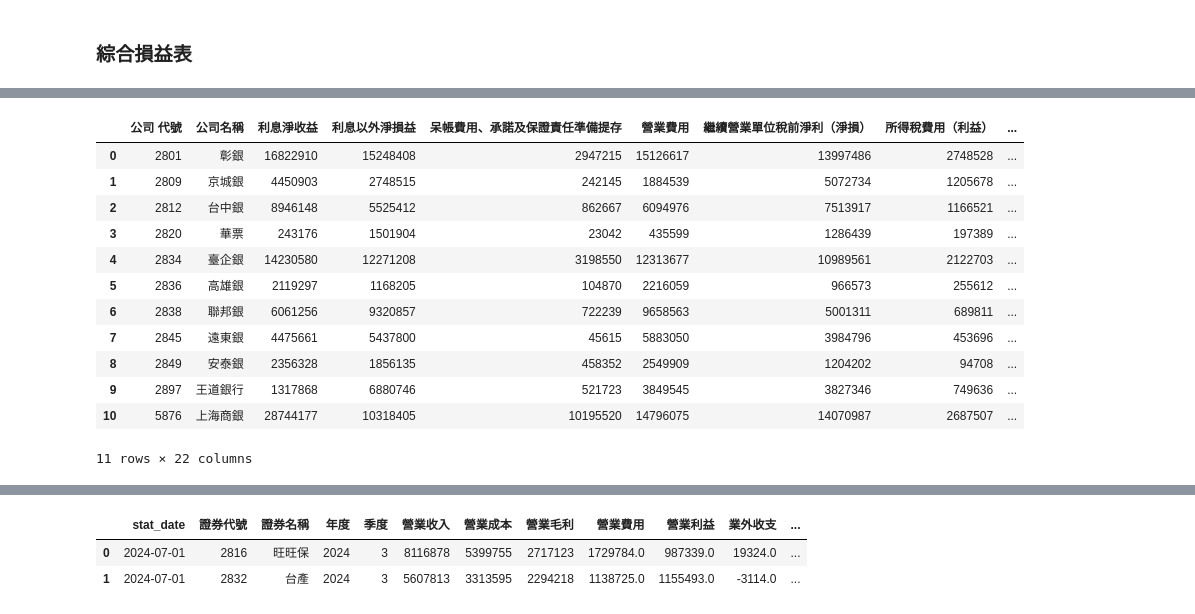
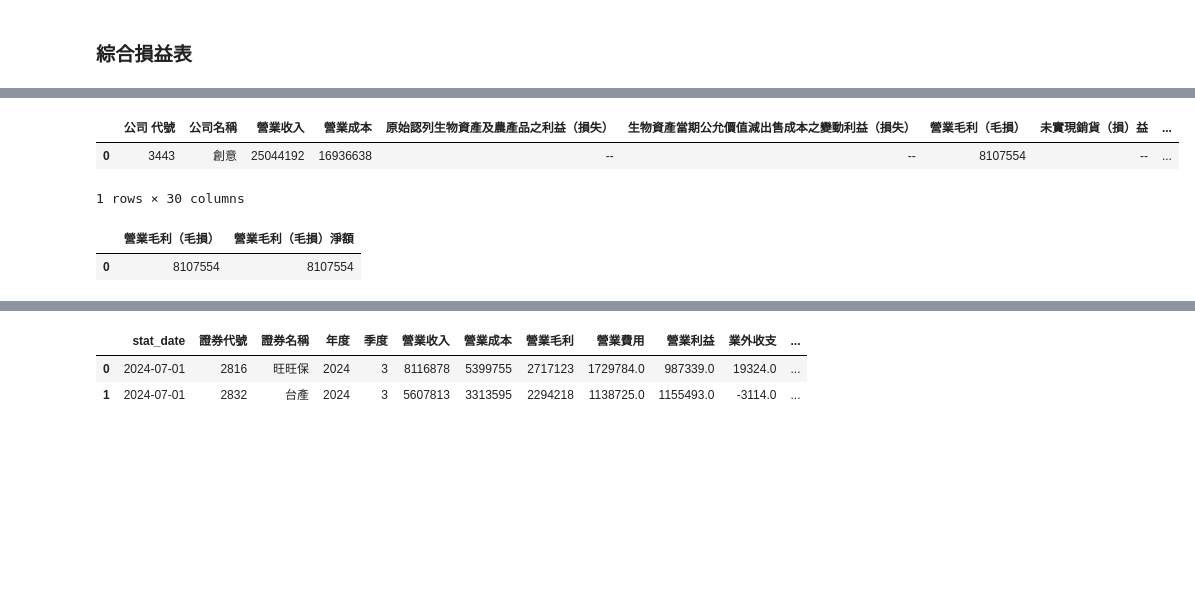
Before and after one commit to barry530/TWStockGPT, a Jupyter notebook: DB_connection.ipynb, the cells around one changed output, grey strips where cells are left out. Cells and saved outputs as stored; diff of their text form; code cells hidden in the pictures; blank space fills up the shorter version.

```diff
--- a/DB_connection.ipynb
+++ b/DB_connection.ipynb
@@ -153,19 +151,14 @@ for file in files:
 # %%
-pd.read_csv('./data/temp/2024_Q3_上市_銀行業_綜合損益表.csv')
+pd.read_csv('./data/temp/2024_Q4_上市_銀行業_綜合損益表.csv')
 # %% [output]
-|  | 公司 代號 | 公司名稱 | 利息淨收益 | 利息以外淨損益 | 呆帳費用、承諾及保證責任準備提存 | 營業費用 | 繼續營業單位稅前淨利（淨損） | 所得稅費用（利益） | ... |
-| 0 | 2801 | 彰銀 | 16822910 | 15248408 | 2947215 | 15126617 | 13997486 | 2748528 | ... |
-| 1 | 2809 | 京城銀 | 4450903 | 2748515 | 242145 | 1884539 | 5072734 | 1205678 | ... |
-| 2 | 2812 | 台中銀 | 8946148 | 5525412 | 862667 | 6094976 | 7513917 | 1166521 | ... |
-| 3 | 2820 | 華票 | 243176 | 1501904 | 23042 | 435599 | 1286439 | 197389 | ... |
-| 4 | 2834 | 臺企銀 | 14230580 | 12271208 | 3198550 | 12313677 | 10989561 | 2122703 | ... |
-| 5 | 2836 | 高雄銀 | 2119297 | 1168205 | 104870 | 2216059 | 966573 | 255612 | ... |
-| 6 | 2838 | 聯邦銀 | 6061256 | 9320857 | 722239 | 9658563 | 5001311 | 689811 | ... |
-| 7 | 2845 | 遠東銀 | 4475661 | 5437800 | 45615 | 5883050 | 3984796 | 453696 | ... |
-| 8 | 2849 | 安泰銀 | 2356328 | 1856135 | 458352 | 2549909 | 1204202 | 94708 | ... |
-| 9 | 2897 | 王道銀行 | 1317868 | 6880746 | 521723 | 3849545 | 3827346 | 749636 | ... |
-| 10 | 5876 | 上海商銀 | 28744177 | 10318405 | 10195520 | 14796075 | 14070987 | 2687507 | ... |
+|  | 公司 代號 | 公司名稱 | 營業收入 | 營業成本 | 原始認列生物資產及農產品之利益（損失） | 生物資產當期公允價值減出售成本之變動利益（損失） | 營業毛利（毛損） | 未實現銷貨（損）益 | ... |
+| 0 | 3443 | 創意 | 25044192 | 16936638 | -- | -- | 8107554 | -- | ... |
-11 rows × 22 columns
+1 rows × 30 columns
+# %%
+pd.read_csv('./data/temp/2024_Q4_上市_銀行業_綜合損益表.csv')[['營業毛利（毛損）', '營業毛利（毛損）淨額']]
+# %% [output]
+|  | 營業毛利（毛損） | 營業毛利（毛損）淨額 |
+| 0 | 8107554 | 8107554 |
 # %%
 df_comprehensive_income = process_comprehensive_income(fetch_year, fetch_season)
 # %% [output]
```
Also changed, not shown: parts of 3 cells of this notebook, 8 other files.
